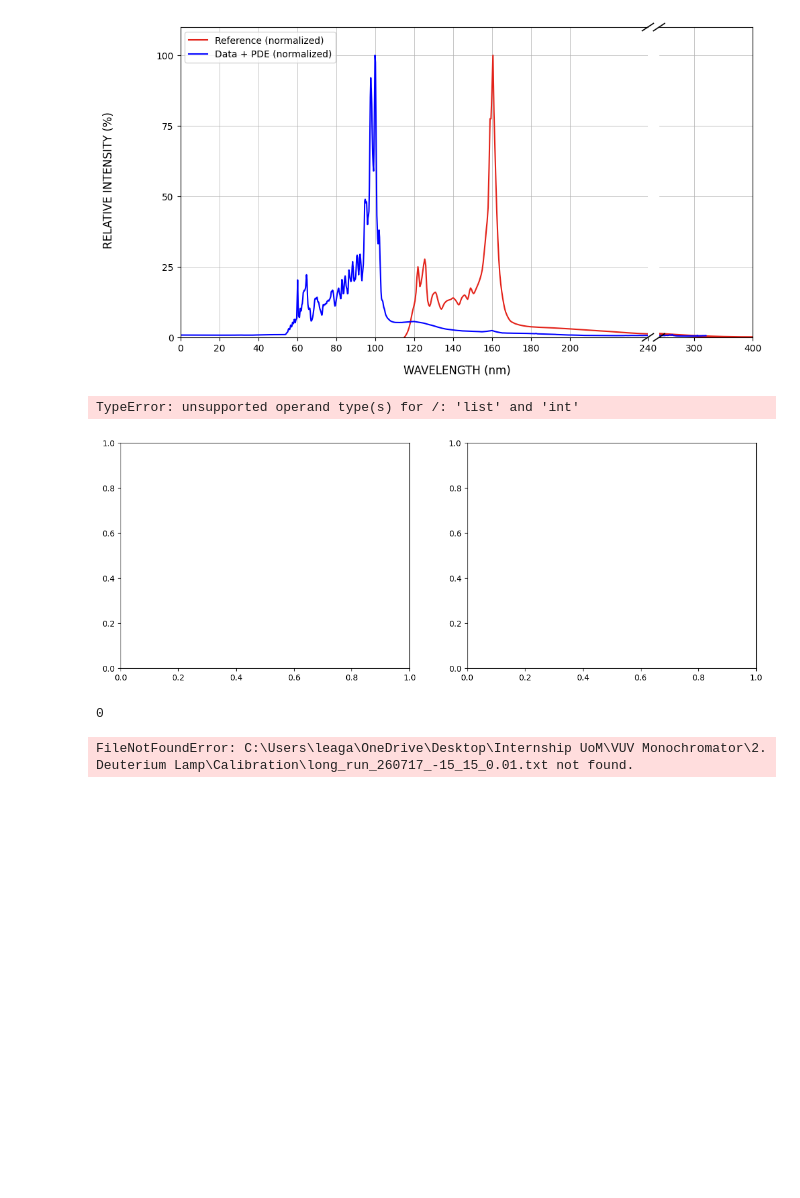
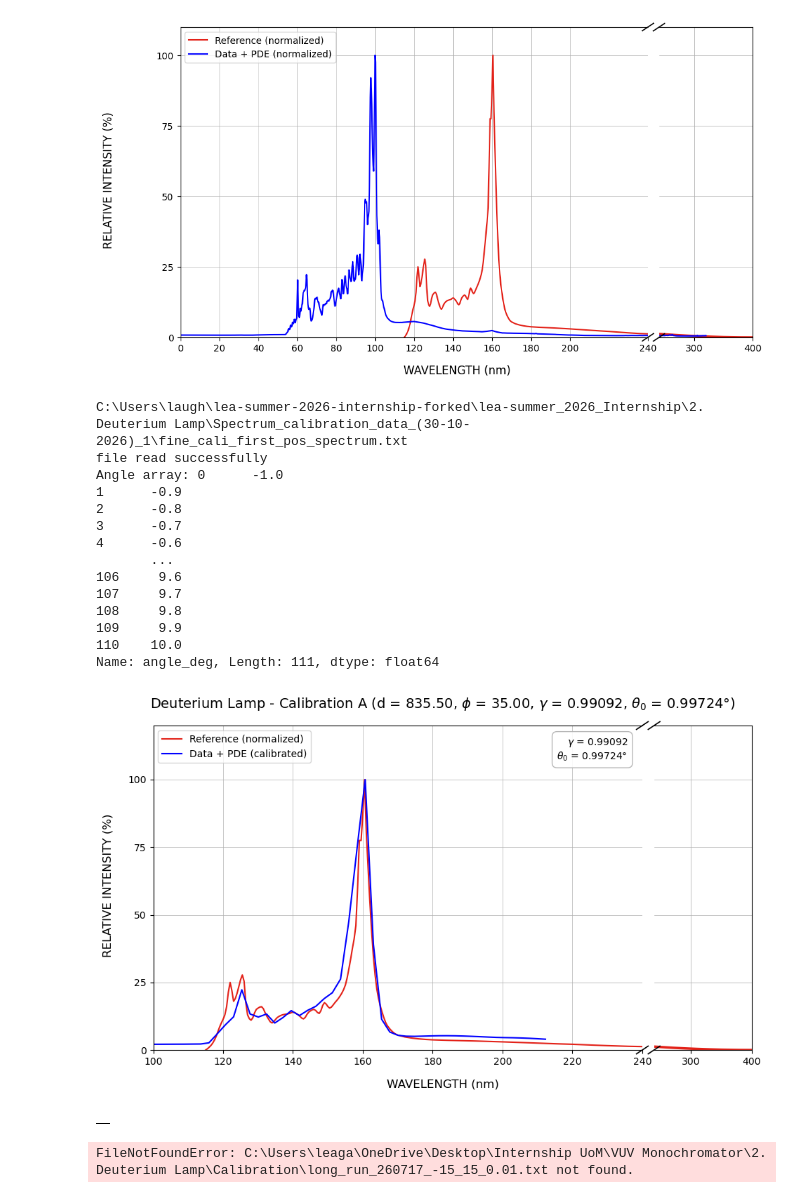
Before and after one commit to laughtonmichael2004-hue/lea-summer_2026_Internship, a Jupyter notebook: 2. Deuterium Lamp/Deuterium Lamp Analysis Code.ipynb, the cells around one changed output. Saved outputs shown, nothing was run; the diff lists cells and outputs as text; code cells hidden in the pictures; blank space fills up the shorter version.

```diff
--- a/2. Deuterium Lamp/Deuterium Lamp Analysis Code.ipynb
+++ b/2. Deuterium Lamp/Deuterium Lamp Analysis Code.ipynb
@@ -311,10 +311,7 @@ y_ref_norm = y_ref * (100.0 / np.max(y_ref)) # Normalization of reference
 wl_pde = np.array([120, 125, 130, 135, 140, 145, 150, 155, 160, 165, 170, 175, 180, 185, 190, 195, 200])
 vals_pde = np.array([11, 12.5, 15.0, 19.0, 22.0, 24, 23.5, 23, 17, 23.5, 23.5, 24.0, 24.0, 24.0, 24.0, 24.0, 24.0])
 
-# RAW EXPERIMENTAL DATA
-# Main
 
-#save_fig = False
 # Counter is used to determine if the total_sum_photocurrent variable has been added to yet
 counter = 0
 # total_sum_photocurrent is used to calculate the average of all the files processed
@@ -325,11 +322,11 @@ num_files = 0
 
 # Define the directory path where the spectrum data files are located. Use pathlib to handle file paths.
 
-path = Path(r"2. Deuterium Lamp\Spectrum_calibration_data_(30-10-2026)_1")  # Replace with the actual path to your data files
+path = Path(r"C:\Users\laugh\lea-summer-2026-internship-forked\lea-summer_2026_Internship\2. Deuterium Lamp\Spectrum_calibration_data_(30-10-2026)_1")  # Replace with the actual path to your data files
 path_prefix = path
 path_suffix = ".txt"
 
-fig, (ax1, ax2) = plt.subplots(1, 2, figsize=(14, 5))
+#fig, (ax1, ax2) = plt.subplots(1, 2, figsize=(14, 5))
 
 try:
     # Iterates over all .txt files in the specified directory and processes them
@@ -351,11 +348,11 @@ try:
 
             # Assume file format as follows: angle_deg, epos, current_mean_A, current_std_A, n_samples
             angle = df["angle_deg"]
+            print(f"Angle array: {angle}")
             photocurrent = df["current_mean_A"]
             photocurrent_std = df["current_std_A"] / np.sqrt(df["n_samples"]) # errors are negligible
 
             # wavelength_calibrated = actuator_angle_to_wavelength(angle)
-
 
             if counter == 0:
                 total_sum_photocurrent = photocurrent
@@ -365,10 +362,10 @@ try:
                 counter += 1
             else:
                 total_sum_photocurrent += photocurrent
-                total_sum_variance += photocurrent_std ** 2
+                total_sum_variance += photocurrent_std ** 2 # combinging the variances of the individual files to get the total variance to then get the std later on
                 try:
                     if not np.array_equal(temp_angle, angle):
-                        print(f"Warning: Angle arrays do not match for file {target}.")
+                        print(f"Warning: Angle arrays do not match for file {target}.") # I assume the data used will be taken over the same angle range, so if they don't match, it will be a problem. This is just a warning for now.
                 except Exception as e:
                     print(f"Error comparing angle arrays for file {target}: {e}")
         except:
@@ -383,22 +380,17 @@ except:
 if num_files == 0:
     raise ValueError(f"No .txt files found in directory: {path}")
 
-total_sum_photocurrent = np.asarray(total_sum_photocurrent, dtype=float)
-total_sum_variance = np.asarray(total_sum_variance, dtype=float)
-total_sum_variance = np.asarray(total_sum_variance, dtype=float)
 
 photocurrent_avg = total_sum_photocurrent / num_files
-photocurrent_std = np.sqrt(total_sum_variance / num_files)
 photocurrent_std = np.sqrt((total_sum_variance) / num_files)
 
 new_df = pd.DataFrame()
 
-new_df.assign(
+new_df = new_df.assign(
      angle_deg=angle,
      photocurrent_avg=photocurrent_avg,
      photocurrent_std=photocurrent_std,
  )
-
 
 angle = new_df["angle_deg"]
 photocurrent_avg = new_df["photocurrent_avg"]
@@ -530,39 +522,52 @@ ax2.grid(True, color='#b0b0b0', linestyle='-', linewidth=0.5)
 
 ax1.spines['right'].set_visible(False)
 ax2.spines['left'].set_visible(False)
 ax2.tick_params(left=False, labelleft=False)
 #ax1.set_title(f"Deuterium Lamp - Calibration A (d = {d:.2f}, $\\phi$ = {phi:.2f}, $\\gamma$ = {gamma_opt:.5f}, $\\theta_0$ = {theta0_opt:.5f}°)", fontsize=14, loc='center', pad=10)
 fig.suptitle(f"Deuterium Lamp - Calibration A (d = {d:.2f}, $\\phi$ = {phi:.2f}, $\\gamma$ = {gamma_opt:.5f}, $\\theta_0$ = {theta0_opt:.5f}°)", fontsize=14, y=0.95)
 
 
 d_tick = .012
 kwargs = dict(transform=ax1.transAxes, color='black', clip_on=False, linewidth=1.2)
 ax1.plot((1 - d_tick, 1 + d_tick), (-d_tick, +d_tick), **kwargs)
 ax1.plot((1 - d_tick, 1 + d_tick), (1 - d_tick, 1 + d_tick), **kwargs)
 kwargs.update(transform=ax2.transAxes)
 ax2.plot((-d_tick * 5, +d_tick * 5), (-d_tick, +d_tick), **kwargs)
 ax2.plot((-d_tick * 5, +d_tick * 5), (1 - d_tick, 1 + d_tick), **kwargs)
 
 info_text = f"$\\gamma$ = {gamma_opt:.5f}\n$\\theta_0$ = {theta0_opt:.5f}°"
 ax1.text(0.97, 0.965, info_text, transform=ax1.transAxes, fontsize=10,
          verticalalignment='top', horizontalalignment='right',
          bbox=dict(boxstyle='round,pad=0.5', facecolor='white', edgecolor='#b0b0b0', alpha=0.9))
 
 ax1.legend(loc='upper left')
 fig.text(0.5, 0.02, 'WAVELENGTH (nm)', ha='center', fontsize=12)
 fig.text(0.06, 0.5, 'RELATIVE INTENSITY (%)', va='center', rotation='vertical', fontsize=12)
 
 #save_path = r"C:\Users\leaga\OneDrive\Desktop\Internship UoM\VUV Monochromator\2. Deuterium Lamp\Calibration\data_pde_corrected_vs_reference_calibrationA.png"
 #plt.savefig('Figures\\fine_cali_first_pos_spectrum_vs_reference_calibrationA_(30-10-2026).png', dpi=300, bbox_inches='tight')
 
 plt.show()
 # %% [output]
-TypeError: unsupported operand type(s) for /: 'list' and 'int'
+C:\Users\laugh\lea-summer-2026-internship-forked\lea-summer_2026_Internship\2. Deuterium Lamp\Spectrum_calibration_data_(30-10-2026)_1\fine_cali_first_pos_spectrum.txt
+file read successfully
+Angle array: 0      -1.0
+1      -0.9
+2      -0.8
+3      -0.7
+4      -0.6
+       ...
+106     9.6
+107     9.7
+108     9.8
+109     9.9
+110    10.0
+Name: angle_deg, Length: 111, dtype: float64
-[figure, old version]
+[figure, new version]
 # %%
-num_files
+new_df
 # %% [output]
-0
+|  |
 # %%
 # CALIBRATION B
 
```
